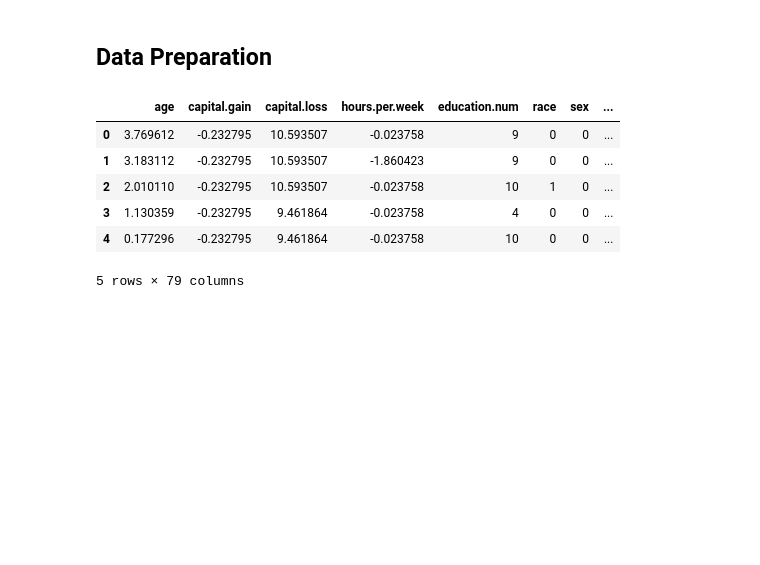
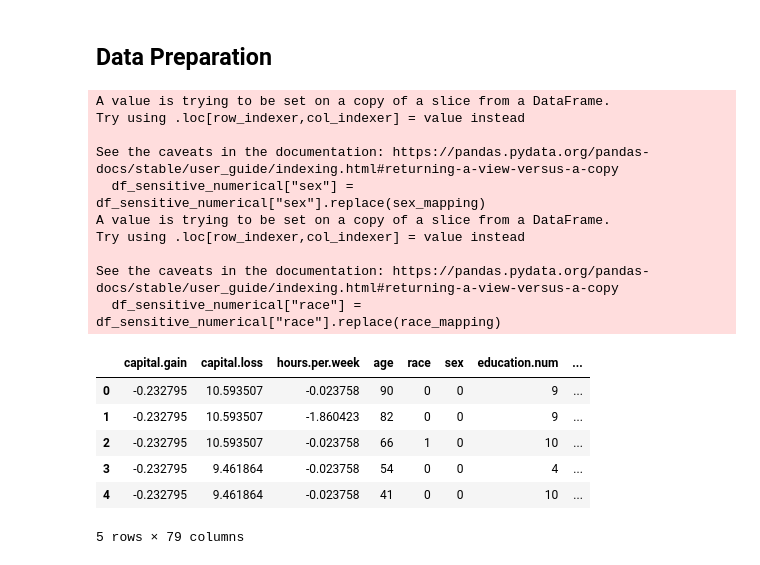
Before and after one commit to EmmanuelGyauAmoakoh/DataScienceProjectITCS227, a Jupyter notebook: FairCreditApprovalPrediction.ipynb, the cells around one changed output. Cells and saved outputs as stored; diff of their text form; code cells hidden in the pictures; blank space fills up the shorter version.

```diff
--- a/FairCreditApprovalPrediction.ipynb
+++ b/FairCreditApprovalPrediction.ipynb
@@ -117,51 +181,69 @@ max       90.000000      16.000000  41310.000000   4356.000000       98.000000
 # %% [markdown]
 <h2> Data Preparation</h2>
 # %%
-# DataFrame filtered by numerical features
-numerical_features = ["age", "capital.gain", "capital.loss", "hours.per.week"]
+import numpy as np
+import pandas as pd
+from sklearn.preprocessing import StandardScaler
+
+# DataFrame with numerical features
+numerical_features = ["capital.gain", "capital.loss", "hours.per.week"]
+sensitive_numerical_features = ["age", "race", "sex"]
+
 df_numerical = df_adult[numerical_features]
+df_sensitive_numerical = df_adult[sensitive_numerical_features]
 
-# MinMaxScaler
+# Mapping for "sex" (female = 0, Male = 1)
+sex_mapping = {"Female": 0, "Male": 1}
+df_sensitive_numerical["sex"] = df_sensitive_numerical["sex"].replace(sex_mapping)
+
+# Mapping for "race" (White = 0, andere = 1)
+race_mapping = {"White": 0, "Black": 1, "Asian-Pac-Islander": 1, "Amer-Indian-Eskimo": 1, "Other": 1}
+df_sensitive_numerical["race"] = df_sensitive_numerical["race"].replace(race_mapping)
+
+# StandardScaler für nicht-sensitive numerische Features
 scaler = StandardScaler()
 numerical_scaled = scaler.fit_transform(df_numerical)
 
 # Create DataFrame with scaled numerical features
 df_numerical_scaled = pd.DataFrame(numerical_scaled, columns=numerical_features)
 
-# DataFrame filtered by categorical features
-catergorical_features = ["workclass", "education.num", "marital.status", "occupation", "race", "sex", "native.country"]
-df_categorical = df_adult[catergorical_features]
+# Add sensitive numerical features to DataFrame
+df_numerical_scaled = pd.concat([df_numerical_scaled, df_sensitive_numerical.reset_index(drop=True)], axis=1)
 
-# Binary encoding for female (0) and male (1)
-sex_mapping = {"Female": 0, "Male": 1}
-df_categorical.loc[:, "sex"] = df_categorical["sex"].replace(sex_mapping)
+# Choose categorical features
+categorical_features = ["workclass", "education.num", "marital.status", "occupation", "native.country"]
+df_categorical = df_adult[categorical_features]
 
-# For simplicity we differentiate between white (0) and "others" (1)
-race_mapping = {"White": 0, "Black": 1, "Asian-Pac-Islander": 1, "Amer-Indian-Eskimo": 1, "Other": 1}
-df_categorical.loc[:, "race"] = df_categorical["race"].replace(race_mapping)
-
-# One-hot encoding for categorical features
+# One-Hot-Encoding
 df_categorical = pd.get_dummies(df_categorical, columns=["workclass", "marital.status", "occupation", "native.country"])
 
-# Concatenate numerical and categorical features
-df_adult_scaled = pd.concat([df_numerical_scaled, df_categorical], axis=1)
+# Numerical and categorical features combined
+df_adult_scaled = pd.concat([df_numerical_scaled, df_categorical.reset_index(drop=True)], axis=1)
 
-# Target variable
-target = df_adult["income"]
-
-# Target variable encoding
+# Define and decode target variable
+target = df_adult["income"].copy()
 target_mapping = {"<=50K": 0, ">50K": 1}
 df_target = target.replace(target_mapping)
 
-# Concatenate features and target variable
-df_adult_scaled = pd.concat([df_adult_scaled, df_target], axis=1)
+# Final DataFrame with all features
+df_adult_scaled = pd.concat([df_adult_scaled, df_target.reset_index(drop=True)], axis=1)
 
 df_adult_scaled.head()
 # %% [output]
+A value is trying to be set on a copy of a slice from a DataFrame.
+Try using .loc[row_indexer,col_indexer] = value instead
+
+See the caveats in the documentation: https://pandas.pydata.org/pandas-docs/stable/user_guide/indexing.html#returning-a-view-versus-a-copy
+  df_sensitive_numerical["sex"] = df_sensitive_numerical["sex"].replace(sex_mapping)
+A value is trying to be set on a copy of a slice from a DataFrame.
+Try using .loc[row_indexer,col_indexer] = value instead
+
+See the caveats in the documentation: https://pandas.pydata.org/pandas-docs/stable/user_guide/indexing.html#returning-a-view-versus-a-copy
+  df_sensitive_numerical["race"] = df_sensitive_numerical["race"].replace(race_mapping)
-|  | age | capital.gain | capital.loss | hours.per.week | education.num | race | sex | ... |
-| 0 | 3.769612 | -0.232795 | 10.593507 | -0.023758 | 9 | 0 | 0 | ... |
-| 1 | 3.183112 | -0.232795 | 10.593507 | -1.860423 | 9 | 0 | 0 | ... |
-| 2 | 2.010110 | -0.232795 | 10.593507 | -0.023758 | 10 | 1 | 0 | ... |
-| 3 | 1.130359 | -0.232795 | 9.461864 | -0.023758 | 4 | 0 | 0 | ... |
-| 4 | 0.177296 | -0.232795 | 9.461864 | -0.023758 | 10 | 0 | 0 | ... |
+|  | capital.gain | capital.loss | hours.per.week | age | race | sex | education.num | ... |
+| 0 | -0.232795 | 10.593507 | -0.023758 | 90 | 0 | 0 | 9 | ... |
+| 1 | -0.232795 | 10.593507 | -1.860423 | 82 | 0 | 0 | 9 | ... |
+| 2 | -0.232795 | 10.593507 | -0.023758 | 66 | 1 | 0 | 10 | ... |
+| 3 | -0.232795 | 9.461864 | -0.023758 | 54 | 0 | 0 | 4 | ... |
+| 4 | -0.232795 | 9.461864 | -0.023758 | 41 | 0 | 0 | 10 | ... |
-5 rows × 79 columns
+5 rows × 79 columns
```
Also changed, not shown: parts of 14 cells of this notebook.
